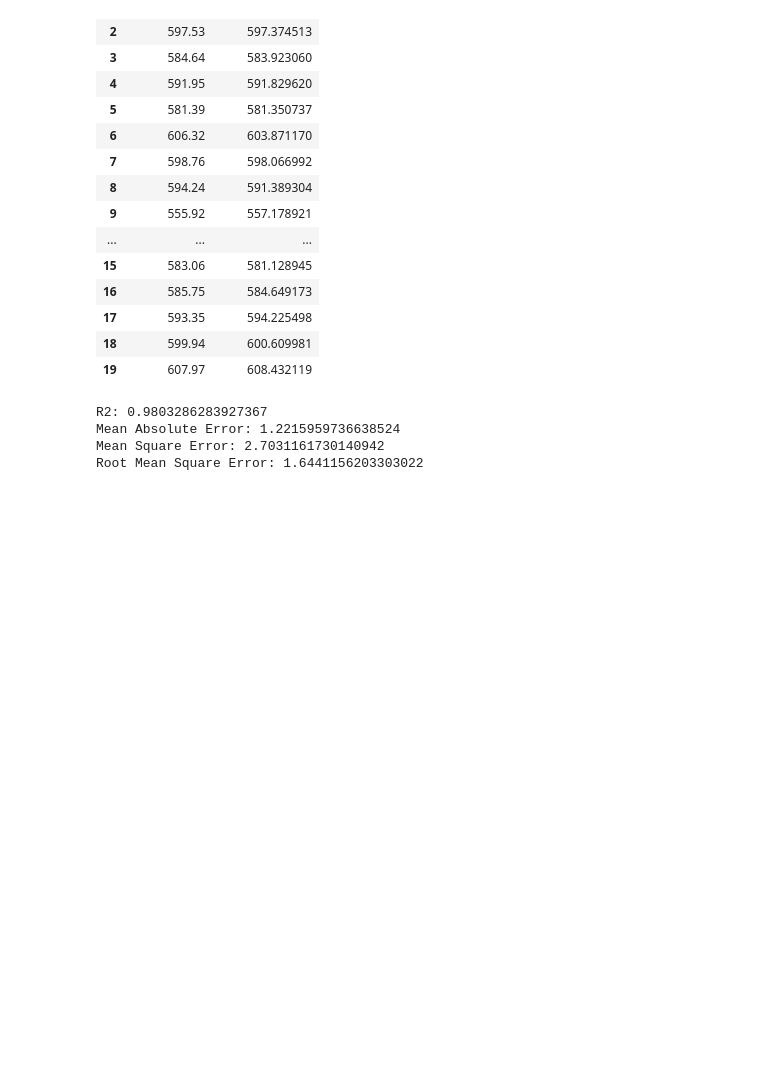
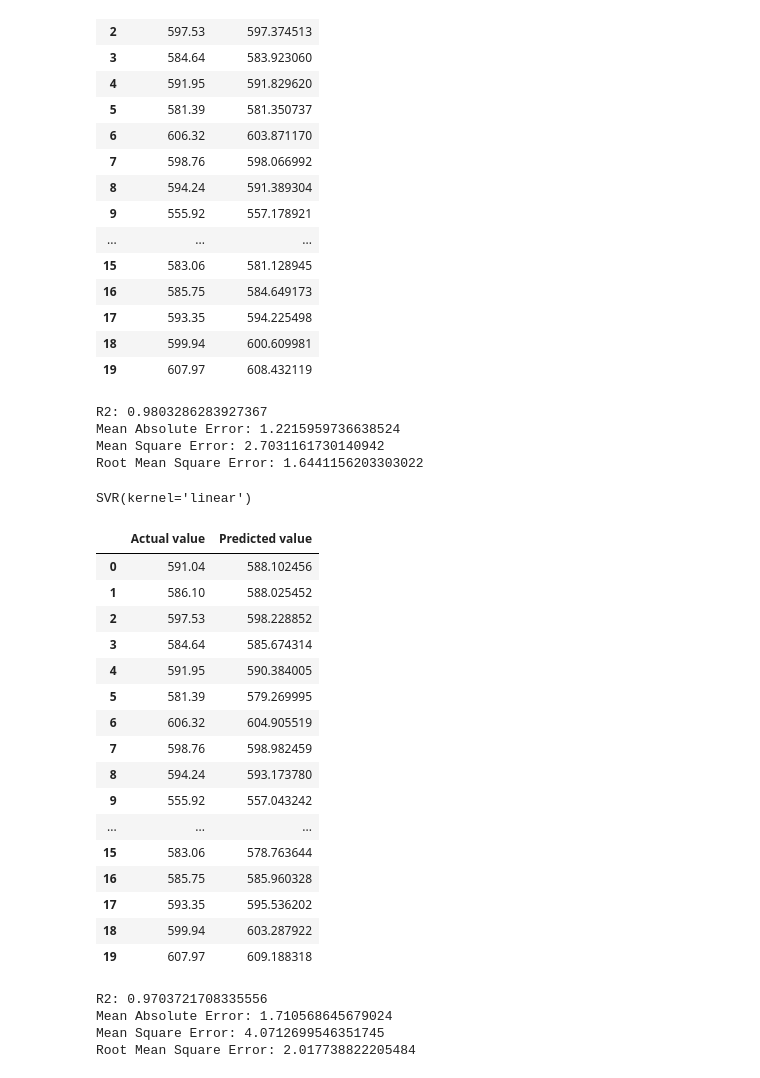
Before and after one commit to bytesbyt/ds_stock_market, a Jupyter notebook: stock_market.ipynb, the cells around one changed output. Drawn from its saved outputs; the diff is of its cells as text; code cells hidden in the pictures; blank space fills up the shorter version.

Commit message:
Use support vector regression

```diff
--- a/stock_market.ipynb
+++ b/stock_market.ipynb
@@ -321,3 +321,48 @@ R2: 0.9803286283927367
 Mean Absolute Error: 1.2215959736638524
 Mean Square Error: 2.7031161730140942
 Root Mean Square Error: 1.6441156203303022
+# %%
+# Support vector regression
+# Radial basis function
+svr = SVR(kernel = 'linear')
+svr.fit(X_train, y_train)
+# %% [output]
+SVR(kernel='linear')
+# %%
+# Prediction on the test data
+y_pred_svr = svr.predict(X_test)
+# %%
+# Put in a dataframe
+pd.DataFrame({'Actual value': y_test, 'Predicted value': y_pred_svr})
+# %% [output]
+|  | Actual value | Predicted value |
+| 0 | 591.04 | 588.102456 |
+| 1 | 586.10 | 588.025452 |
+| 2 | 597.53 | 598.228852 |
+| 3 | 584.64 | 585.674314 |
+| 4 | 591.95 | 590.384005 |
+| 5 | 581.39 | 579.269995 |
+| 6 | 606.32 | 604.905519 |
+| 7 | 598.76 | 598.982459 |
+| 8 | 594.24 | 593.173780 |
+| 9 | 555.92 | 557.043242 |
+| ... | ... | ... |
+| 15 | 583.06 | 578.763644 |
+| 16 | 585.75 | 585.960328 |
+| 17 | 593.35 | 595.536202 |
+| 18 | 599.94 | 603.287922 |
+| 19 | 607.97 | 609.188318 |
+# %%
+r2 = metrics.r2_score(y_test, y_pred_svr)
+meanABerr = metrics.mean_absolute_error(y_test, y_pred_svr)
+meanSqErr = metrics.mean_squared_error(y_test, y_pred_svr)
+rootMeanSqErr = np.sqrt(metrics.mean_squared_error(y_test, y_pred_svr))
+print('R2:',r2)
+print('Mean Absolute Error:',meanABerr)
+print('Mean Square Error:',meanSqErr)
+print('Root Mean Square Error:',rootMeanSqErr)
+# %% [output]
+R2: 0.9703721708335556
+Mean Absolute Error: 1.710568645679024
+Mean Square Error: 4.0712699546351745
+Root Mean Square Error: 2.017738822205484
```
